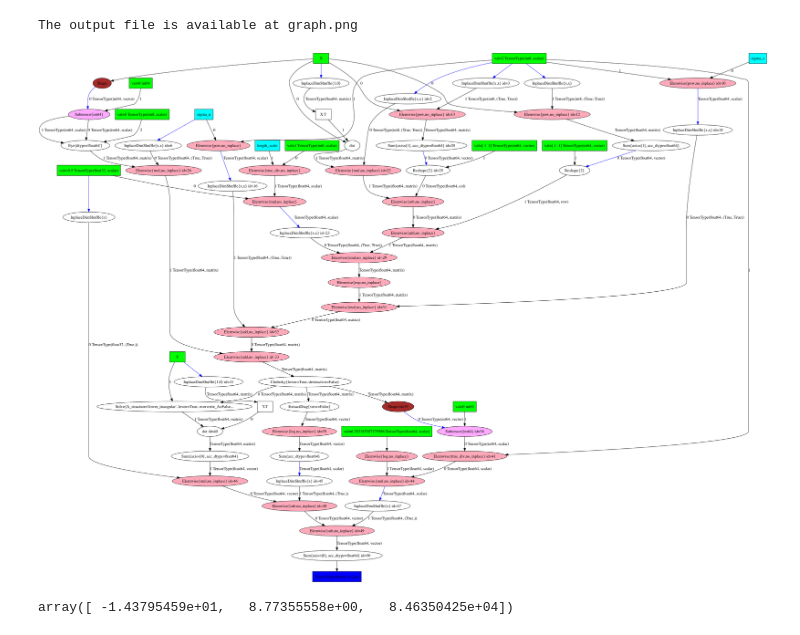
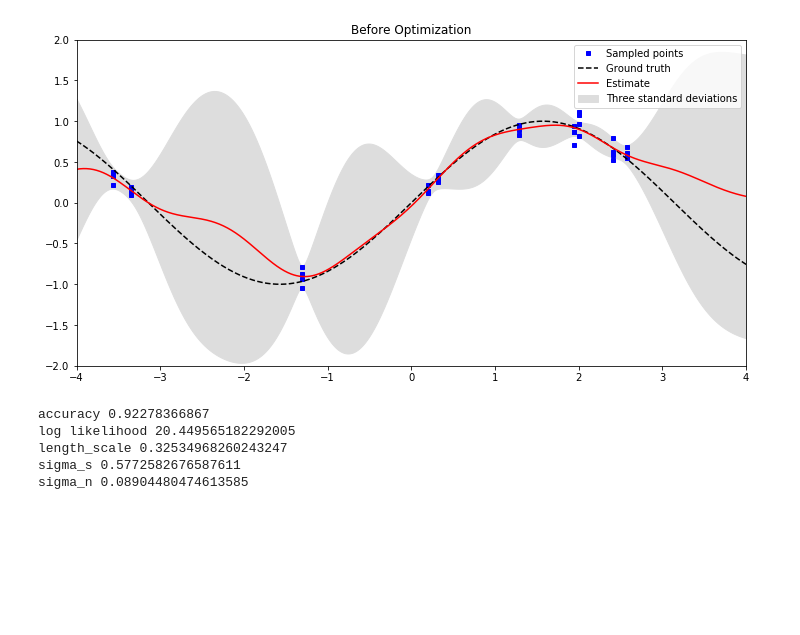
Before and after one commit to anassinator/gp, a Jupyter notebook: examples/sin_x.ipynb, the cells around one changed output. Cells and saved outputs as stored; diff of their text form; code cells hidden in the pictures; blank space fills up the shorter version.

```diff
--- a/examples/sin_x.ipynb
+++ b/examples/sin_x.ipynb
@@ -29,11 +62,11 @@ Y = as_shared(secret_function(X.get_value()), "Y")
 # %%
 # Test data.
-x = as_shared(np.linspace(-4, 4, 100).reshape(-1, 1), "x")
-y = as_shared(secret_function(x.get_value()), "y")
+x = as_shared(np.linspace(-4, 4, 1000).reshape(-1, 1), "x")
+y = as_shared(secret_function(x.get_value(), noise=0.0), "y")
 # %%
 # Hyperparameters.
 sigma_s = as_shared(np.random.random(), "sigma_s")
-sigma_n = as_shared(np.random.random() * 1e-6, "sigma_n")
+sigma_n = as_shared(np.random.random() * 1e-1, "sigma_n")
 length_scale = as_shared(np.random.random(), "length_scale")
 # %%
 # Construct GP.
@@ -45,2 +75,4 @@ training_data = {gp.X: X.get_value(), gp.Y: Y.get_value()}
+# %%
+gp.fit(X, Y, skip_optimization=True)
 # %%
 gp.compile()
@@ -64,18 +78,0 @@ sigma_n 4.157303806645085e-08
-# %%
-def plot_variance(gp, x, y):
-    mu = gp.compute_mean(x)
-    std = gp.compute_standard_deviation(x)
-
-    plt.figure(figsize=(12, 10))
-    samples_plt, = plt.plot(
-        gp.X_train.get_value(), gp.Y_train.get_value(),
-        "bs", ms=4, label="Sampled points")
-    y_plt, = plt.plot(x, y, "k--", label="Ground truth")
-    mean_plt, = plt.plot(x, mu, "r", label="Estimate")
-    std_plt = plt.gca().fill_between(
-        x.flat, (mu - 2 * std).flat, (mu + 2 * std).flat, color="#dddddd",
-        label="Two standard deviations")
-    plt.axis([-4, 4, -3, 3])
-    plt.title("Gaussian Process Estimate")
-    plt.legend(handles=[samples_plt, y_plt, mean_plt, std_plt])
-    plt.show()
@@ -88,10 +78,0 @@ import theano.tensor as T
-# %%
-from IPython.display import Image
-theano.printing.pydotprint(
-    [gp.log_likelihood],
-    outfile="graph.png",
-    var_with_name_simple=True)
-Image(filename='graph.png')
-# %% [output]
-The output file is available at graph.png
-[figure, removed]
@@ -100,4 +79,12 @@ J = T.grad(-gp.log_likelihood, kernel.hyperparameters)
-# %%
-np.array(list(map(lambda x: x.eval(training_data), J)))
-# %% [output]
-array([ -1.43795459e+01,   8.77355558e+00,   8.46350425e+04])
+# %%
+plot_variance(gp, x.get_value(), y.get_value(), title="Before Optimization")
+print_accuracy(gp, x.get_value(), y.get_value())
+print_log_likelihood(gp, X.get_value(), Y.get_value())
+print_hyperparameters(gp)
+# %% [output]
+[figure, added]
+accuracy 0.92278366867
+log likelihood 20.449565182292005
+length_scale 0.32534968260243247
+sigma_s 0.5772582676587611
+sigma_n 0.08904480474613585
```
Also changed, not shown: parts of 16 cells of this notebook, 3 other files.
